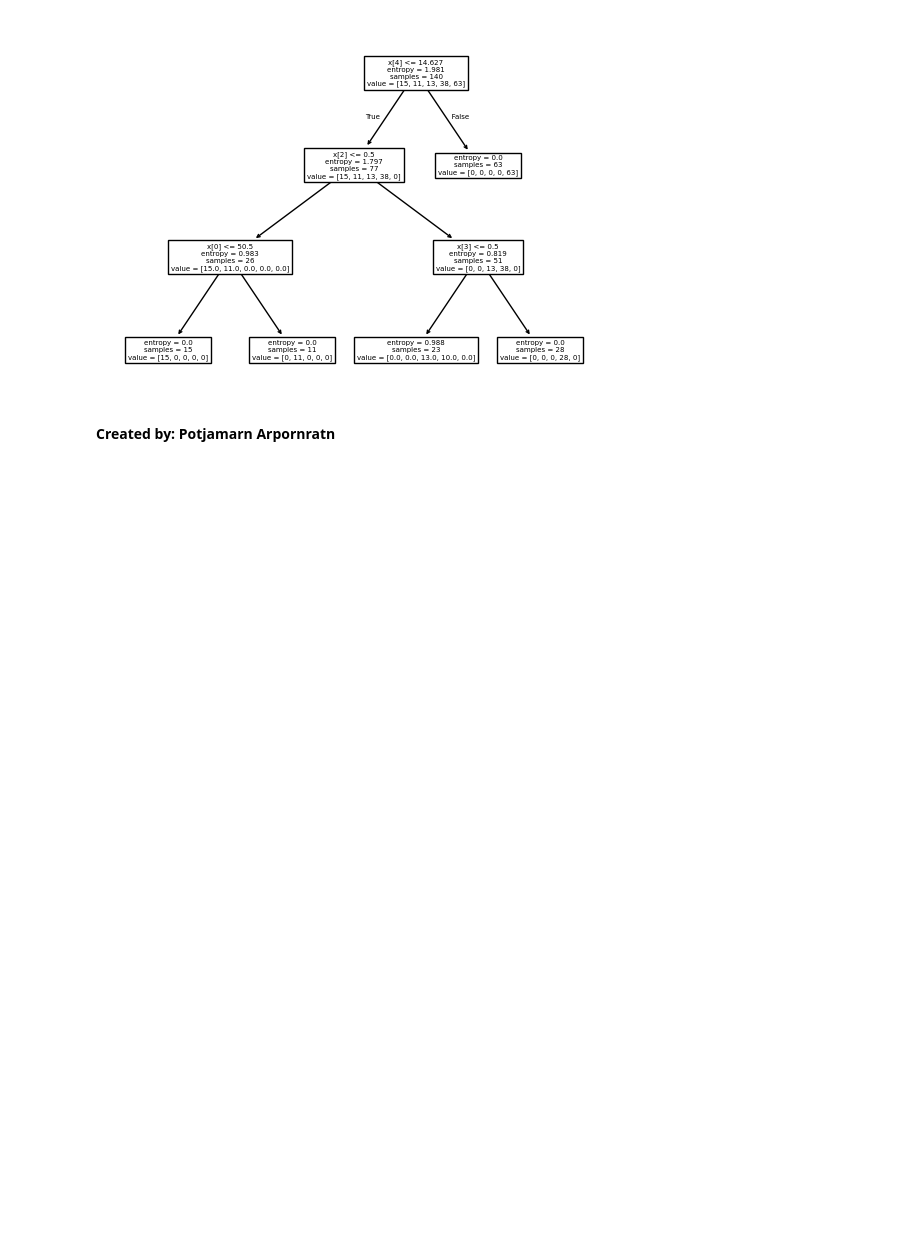
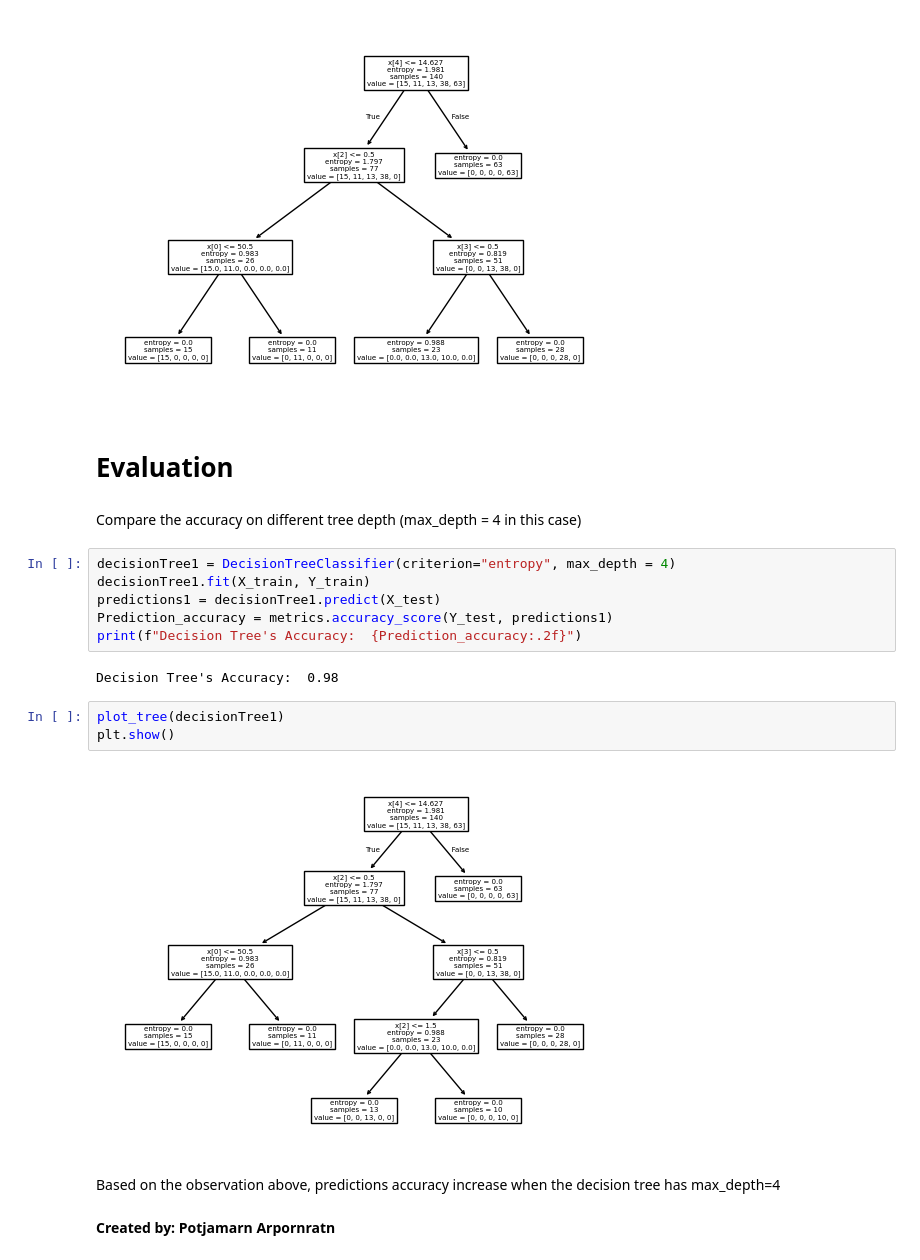
Before and after one commit to potjamarnArpornratn/MachineLearning_Models, a Jupyter notebook: decision_tree_model.ipynb, the cells around one changed output. Cells and saved outputs as stored; diff of their text form; blank space fills up the shorter version.

Commit message:
Upload latest change for Decision Tree Model

```diff
--- a/decision_tree_model.ipynb
+++ b/decision_tree_model.ipynb
@@ -150,5 +150,24 @@ plot_tree(decisionTree)
 plt.show()
 # %% [output]
 [figure]
+# %% [markdown]
+# Evaluation
+# %% [markdown]
+Compare the accuracy on different tree depth (max_depth = 4 in this case)
+# %%
+decisionTree1 = DecisionTreeClassifier(criterion="entropy", max_depth = 4)
+decisionTree1.fit(X_train, Y_train)
+predictions1 = decisionTree1.predict(X_test)
+Prediction_accuracy = metrics.accuracy_score(Y_test, predictions1)
+print(f"Decision Tree's Accuracy:  {Prediction_accuracy:.2f}")
+# %% [output]
+Decision Tree's Accuracy:  0.98
+# %%
+plot_tree(decisionTree1)
+plt.show()
+# %% [output]
+[figure, added]
+# %% [markdown]
+Based on the observation above, predictions accuracy increase when the decision tree has max_depth=4
 # %% [markdown]
 **Created by:  Potjamarn Arpornratn**
```
